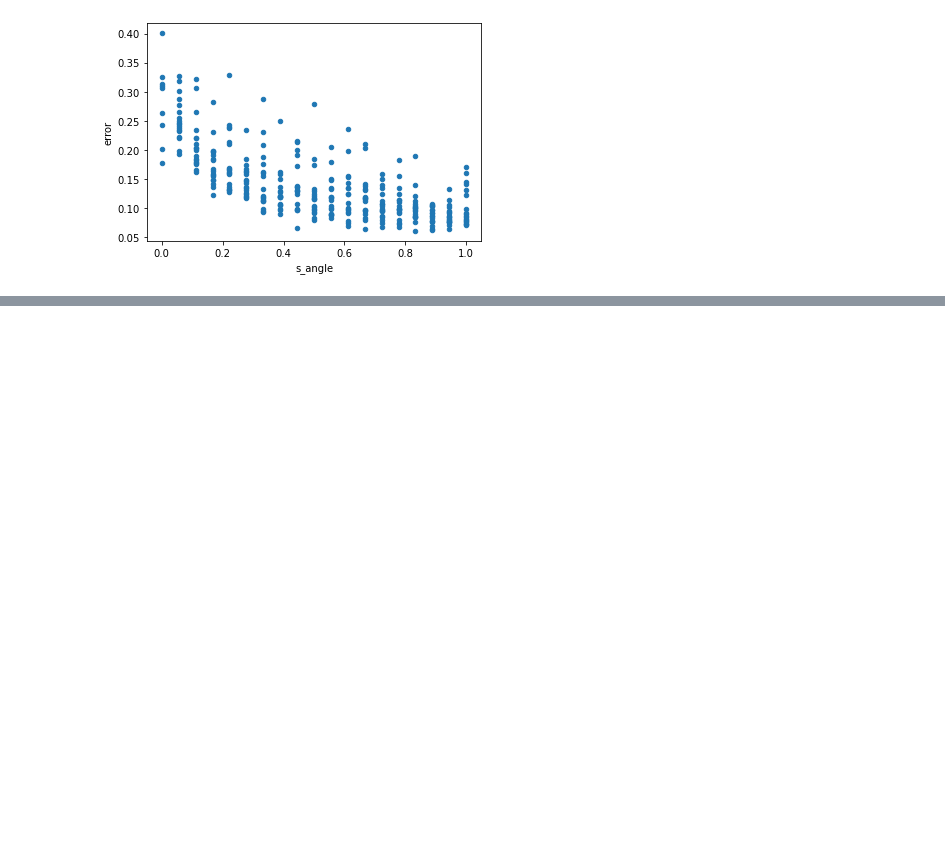
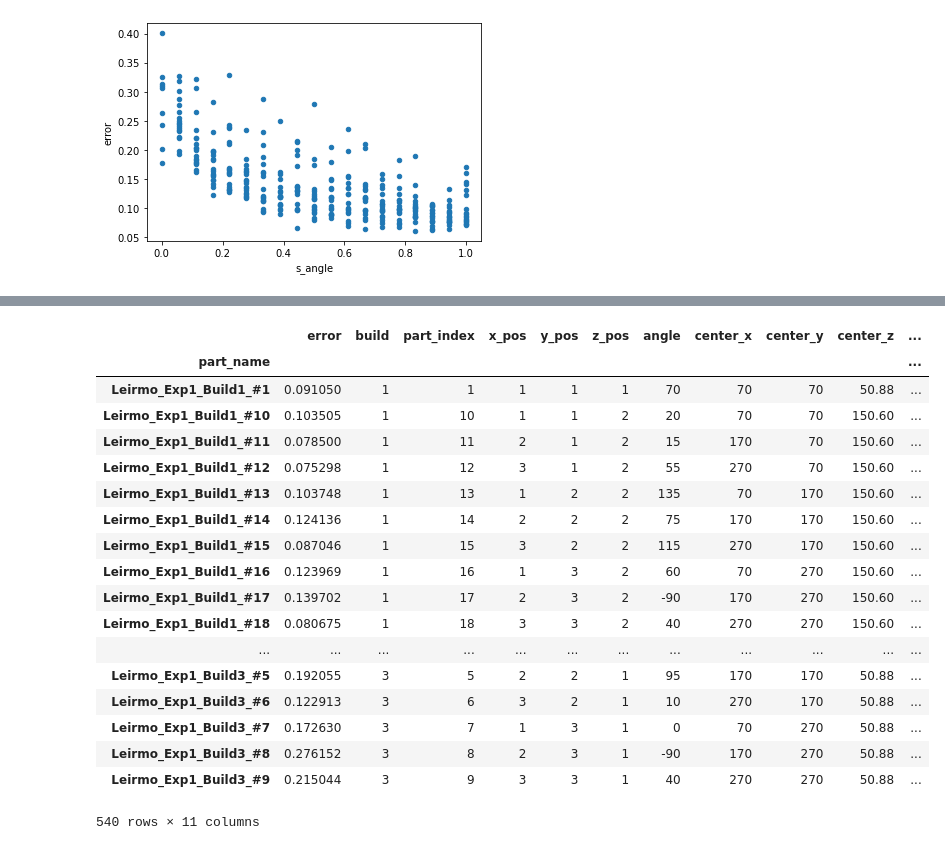
Before and after one commit to TheThorb/Leirmo_Exp1_Publication1, a Jupyter notebook: Mirror and scale angles.ipynb, the cells around one changed output, grey strips where cells are left out. Cells and saved outputs as stored; diff of their text form; code cells hidden in the pictures; blank space fills up the shorter version.

Commit message:
Testing laser angles
Testing the newly added laser angle functionality in utility-function-file.

```diff
--- a/Mirror and scale angles.ipynb
+++ b/Mirror and scale angles.ipynb
@@ -186,3 +186,12 @@ df_filtered.plot.scatter(x='s_angle', y='error')
 # %% [output]
 <AxesSubplot:xlabel='s_angle', ylabel='error'>
 [figure]
+# %%
+# List of characteristics
+chars = ['Cylindricity_Cyl_4mm_Pos',\
+         'Cylindricity_Cyl_8mm_Pos',\
+         'Cylindricity_Cyl_16mm_Pos',\
+         'Cylindricity_Cyl_24mm_Pos']
+
+# Retrieve the characteristics from the dictionary
+df = pd.concat(char_dict[chars[i]] for i in range(len(chars)))
@@ -188,0 +208,24 @@ df_filtered.plot.scatter(x='s_angle', y='error')
+# %%
+df = func.add_laser_angle(df, np.array([1, 0, 0]))
+
+df
+# %% [output]
+|  | error | build | part_index | x_pos | y_pos | z_pos | angle | center_x | center_y | center_z | ... |
+| part_name |  |  |  |  |  |  |  |  |  |  | ... |
+| Leirmo_Exp1_Build1_#1 | 0.091050 | 1 | 1 | 1 | 1 | 1 | 70 | 70 | 70 | 50.88 | ... |
+| Leirmo_Exp1_Build1_#10 | 0.103505 | 1 | 10 | 1 | 1 | 2 | 20 | 70 | 70 | 150.60 | ... |
+| Leirmo_Exp1_Build1_#11 | 0.078500 | 1 | 11 | 2 | 1 | 2 | 15 | 170 | 70 | 150.60 | ... |
+| Leirmo_Exp1_Build1_#12 | 0.075298 | 1 | 12 | 3 | 1 | 2 | 55 | 270 | 70 | 150.60 | ... |
+| Leirmo_Exp1_Build1_#13 | 0.103748 | 1 | 13 | 1 | 2 | 2 | 135 | 70 | 170 | 150.60 | ... |
+| Leirmo_Exp1_Build1_#14 | 0.124136 | 1 | 14 | 2 | 2 | 2 | 75 | 170 | 170 | 150.60 | ... |
+| Leirmo_Exp1_Build1_#15 | 0.087046 | 1 | 15 | 3 | 2 | 2 | 115 | 270 | 170 | 150.60 | ... |
+| Leirmo_Exp1_Build1_#16 | 0.123969 | 1 | 16 | 1 | 3 | 2 | 60 | 70 | 270 | 150.60 | ... |
+| Leirmo_Exp1_Build1_#17 | 0.139702 | 1 | 17 | 2 | 3 | 2 | -90 | 170 | 270 | 150.60 | ... |
+| Leirmo_Exp1_Build1_#18 | 0.080675 | 1 | 18 | 3 | 3 | 2 | 40 | 270 | 270 | 150.60 | ... |
+| ... | ... | ... | ... | ... | ... | ... | ... | ... | ... | ... | ... |
+| Leirmo_Exp1_Build3_#5 | 0.192055 | 3 | 5 | 2 | 2 | 1 | 95 | 170 | 170 | 50.88 | ... |
+| Leirmo_Exp1_Build3_#6 | 0.122913 | 3 | 6 | 3 | 2 | 1 | 10 | 270 | 170 | 50.88 | ... |
+| Leirmo_Exp1_Build3_#7 | 0.172630 | 3 | 7 | 1 | 3 | 1 | 0 | 70 | 270 | 50.88 | ... |
+| Leirmo_Exp1_Build3_#8 | 0.276152 | 3 | 8 | 2 | 3 | 1 | -90 | 170 | 270 | 50.88 | ... |
+| Leirmo_Exp1_Build3_#9 | 0.215044 | 3 | 9 | 3 | 3 | 1 | 40 | 270 | 270 | 50.88 | ... |
+540 rows × 11 columns
```
Also changed, not shown: parts of 1 cell of this notebook.
